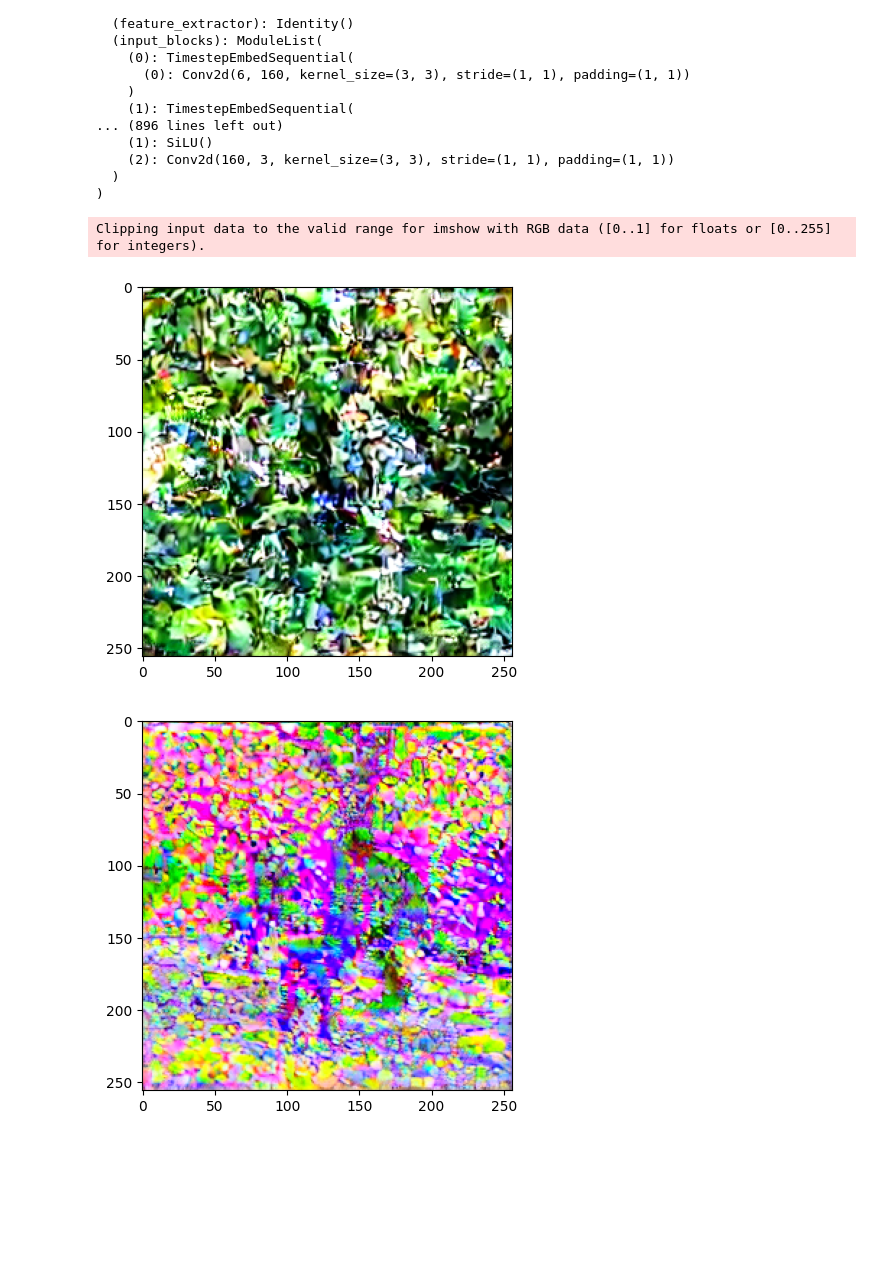
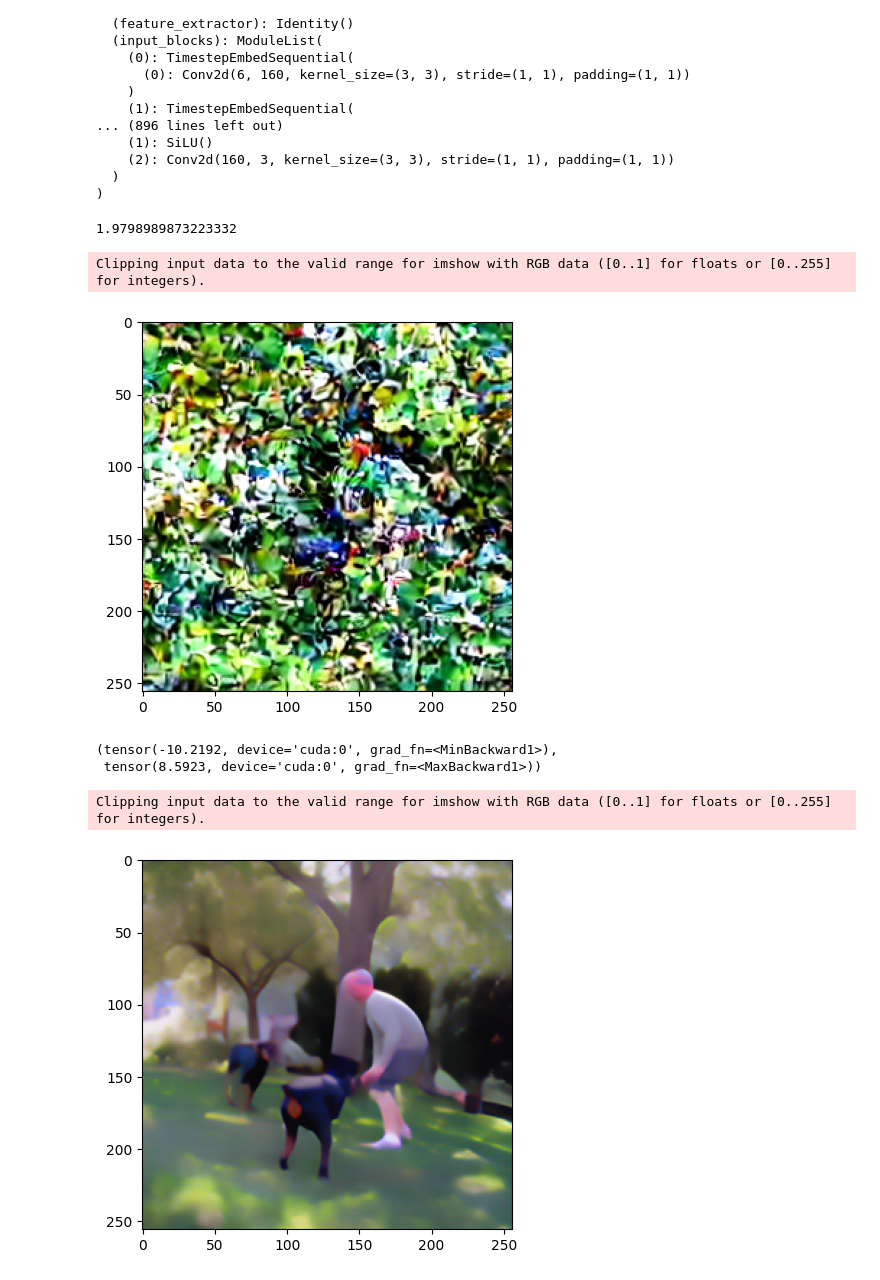
Before and after one commit to daniil-shlenskii/resshift-continuous-in-time, a Jupyter notebook: pgd.ipynb, the cells around one changed output. Cells and saved outputs as stored; diff of their text form; code cells hidden in the pictures; blank space fills up the shorter version.

```diff
--- a/pgd.ipynb
+++ b/pgd.ipynb
@@ -13,7 +11,7 @@ import cv2
 import matplotlib.pyplot as plt
 im = cv2.imread("testdata/Val_SR/lq/ILSVRC2012_val_00000134.png")
 im = cv2.cvtColor(im, cv2.COLOR_BGR2RGB)
-im = cv2.resize(im, dsize=(256,256))
+# im = cv2.resize(im, dsize=(256,256))
 plt.imshow(im)
 # %% [output]
 <matplotlib.image.AxesImage at 0x...>
@@ -21,5 +19,6 @@ plt.imshow(im)
 # %%
-lq = ((torch.tensor(im).permute(2, 0, 1)[None] / 255.) - 0.5) * 2.
+lq = ((torch.tensor(im).permute(2, 0, 1)[None] / 255.) - 0.5) / 0.5
+lq_up = F.interpolate(lq, scale_factor=4., mode='bicubic')
 # %%
 import yaml
 
@@ -33,6 +33,6 @@ ae = prepare_model(ae, ae_config).cuda()
 Working with z of shape (1, 3, 64, 64) = 12288 dimensions.
 # %%
-lt = ae.encode(lq.cuda())
+lt = ae.encode(lq_up.cuda())
 # %%
 rec = ae.decode(lt)
 # %%
@@ -69,7 +69,8 @@ UNetModelSwin(
   )
 )
 # %%
-def add_noise(x, eta_end=0.999, kappa=2.0):
+def add_noise(x, eta_end=0.98, kappa=2.0):
+    print(kappa * eta_end**0.5)
     return x + torch.randn_like(x) * kappa * eta_end**0.5
 # %%
 def q_sample(x, y, eta, kappa=2.0):
@@ -78,18 +79,28 @@ def q_sample(x, y, eta, kappa=2.0):
 # %%
 # lt_noised = q_sample(lt, lt, 0.159395)
 lt_noised = add_noise(lt)
+# %% [output]
+1.9798989873223332
 # %%
 plot_tensor(ae.decode(lt_noised.cuda()))
 # %% [output]
 Clipping input data to the valid range for imshow with RGB data ([0..1] for floats or [0..255] for integers).
-[figure, old version]
+[figure, new version]
+# %%
+lt_noised.min(), lt_noised.max()
+# %% [output]
+(tensor(-10.2192, device='cuda:0', grad_fn=<MinBackward1>),
+ tensor(8.5923, device='cuda:0', grad_fn=<MaxBackward1>))
 # %%
-timesteps = torch.tensor([4])
-sr = model(lt_noised.cuda(), timesteps.cuda(), lt.cuda())
-out = ae.decode(sr).clip(-1, 1)
+timesteps = torch.tensor([14])
+std = (0.98 * 4. + 1)**0.5
+sr = model(lt_noised.cuda() / std, timesteps.cuda(), lq.cuda())
+with torch.no_grad():
+    out = ae.decode(sr)
 plot_tensor(out)
 # %% [output]
+Clipping input data to the valid range for imshow with RGB data ([0..1] for floats or [0..255] for integers).
-[figure, old version]
+[figure, new version]
 # %%
 import numpy as np
 a=1.9248
```
Also changed, not shown: parts of 6 cells of this notebook.
